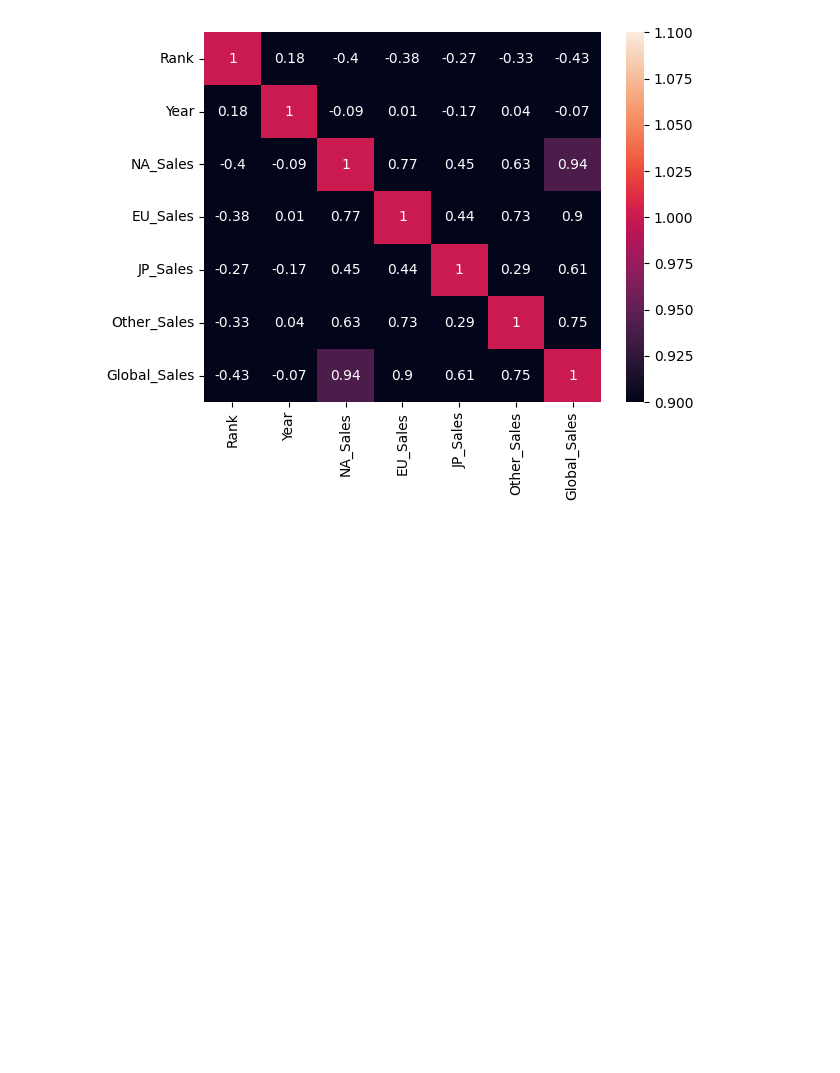
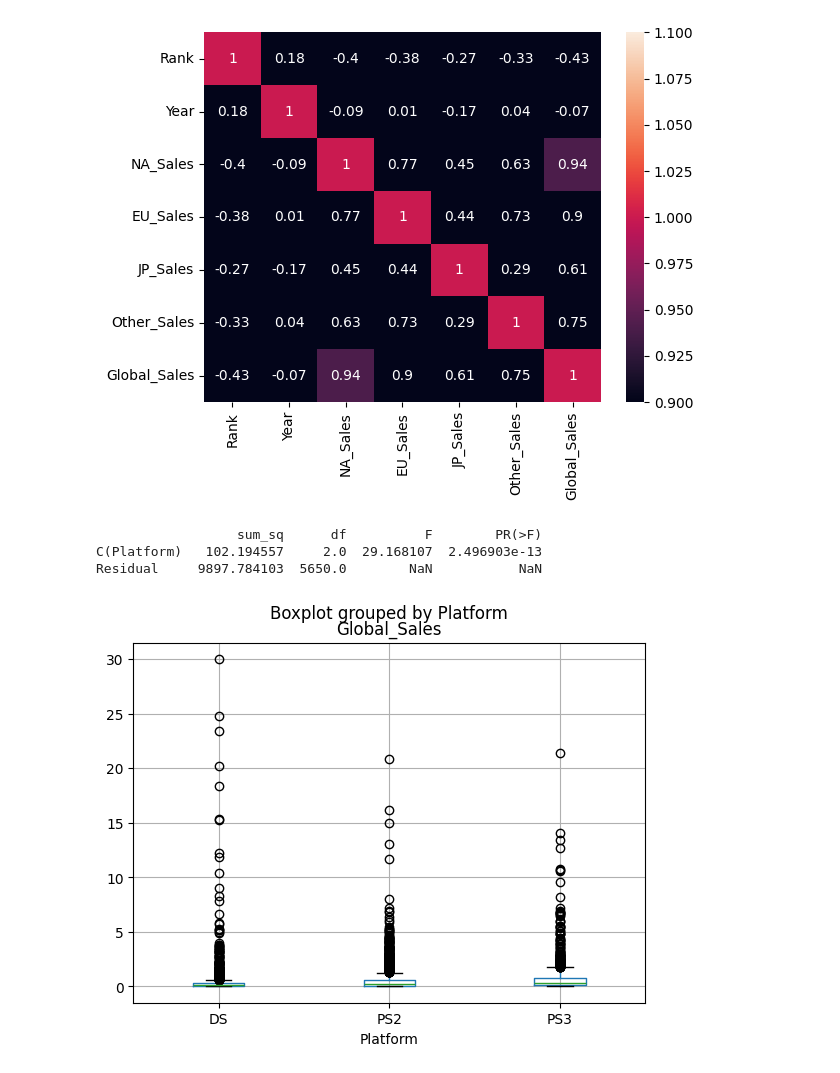
Before and after one commit to jadeqnguyen/cwl-data, a Jupyter notebook: final_notebook.ipynb, the cells around one changed output. Cells and saved outputs as stored; diff of their text form; code cells hidden in the pictures; blank space fills up the shorter version.

```diff
--- a/final_notebook.ipynb
+++ b/final_notebook.ipynb
@@ -270,7 +243,7 @@ Name: Publisher, Length: 16598, dtype: object
 # %% [markdown]
 Now that we have looked at what our dataset holds, we can run our OLS regression.
 # %%
-predictors = ['Platform','Genre','Publisher','NA_Sales','EU_Sales','JP_Sales','Other_Sales']
+predictors = ['NA_Sales','EU_Sales','JP_Sales','Other_Sales']
 
 y = df['Global_Sales']
 x = df[predictors]
@@ -294,3 +276,18 @@ sns.heatmap(corr_matrix, annot=True, vmax=1, vmin=1)
 plt.show()
 # %% [output]
 [figure]
+# %%
+top_platforms = ['DS','PS2','PS3']
+df = df.query('Platform == @top_platforms')
+
+df.boxplot(column='Global_Sales',by='Platform')
+plt.show
+
+model = sm_api.ols('Global_Sales ~ C(Platform)', data=df).fit()
+anova_table = sm.stats.anova_lm(model, typ=2)
+print(anova_table)
+# %% [output]
+                  sum_sq      df          F        PR(>F)
+C(Platform)   102.194557     2.0  29.168107  2.496903e-13
+Residual     9897.784103  5650.0        NaN           NaN
+[figure, added]
```
Also changed, not shown: parts of 11 cells of this notebook.
